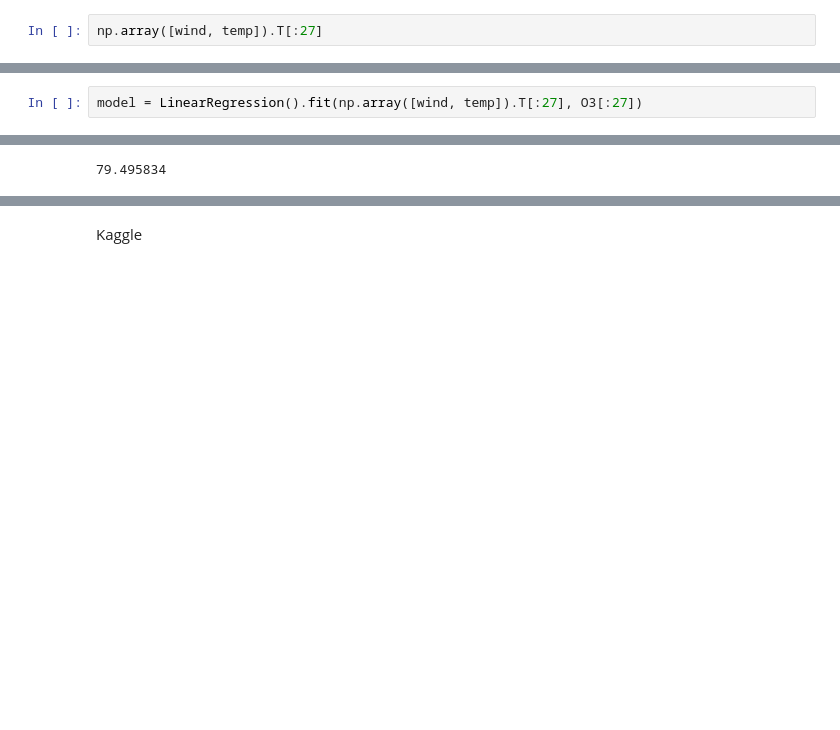
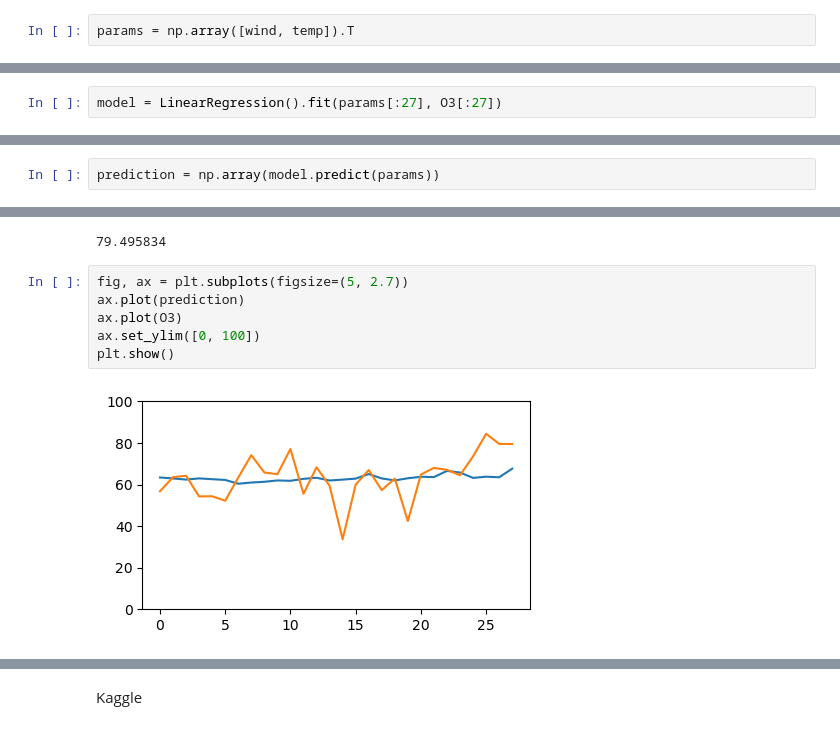
Before and after one commit to ItyTell/Modeling-the-distribution-of-harmful-emissions-in-the-atmosphere, a Jupyter notebook: main.ipynb, the cells around one changed output, grey strips where cells are left out. Cells and saved outputs as stored; diff of their text form; blank space fills up the shorter version.

```diff
--- a/main.ipynb
+++ b/main.ipynb
@@ -65,4 +61,4 @@ print(len(temp))
 28
 28
 # %%
-np.array([wind, temp]).T[:27]
+params = np.array([wind, temp]).T
@@ -87,5 +65,5 @@ array([[ 3.61,  3.97],
 # %%
-model = LinearRegression().fit(np.array([wind, temp]).T[:27], O3[:27])
+model = LinearRegression().fit(params[:27], O3[:27])
 # %%
 model.coef_
 # %% [output]
@@ -101,4 +83,14 @@ model.coef_[0] * wind[27] + model.coef_[1] * temp[27] + model.intercept_
+# %%
+prediction = np.array(model.predict(params))
 # %%
 O3[27]
 # %% [output]
 79.495834
+# %%
+fig, ax = plt.subplots(figsize=(5, 2.7))
+ax.plot(prediction)
+ax.plot(O3)
+ax.set_ylim([0, 100])
+plt.show()
+# %% [output]
+[figure, added]
```
Also changed, not shown: parts of 7 cells of this notebook.
